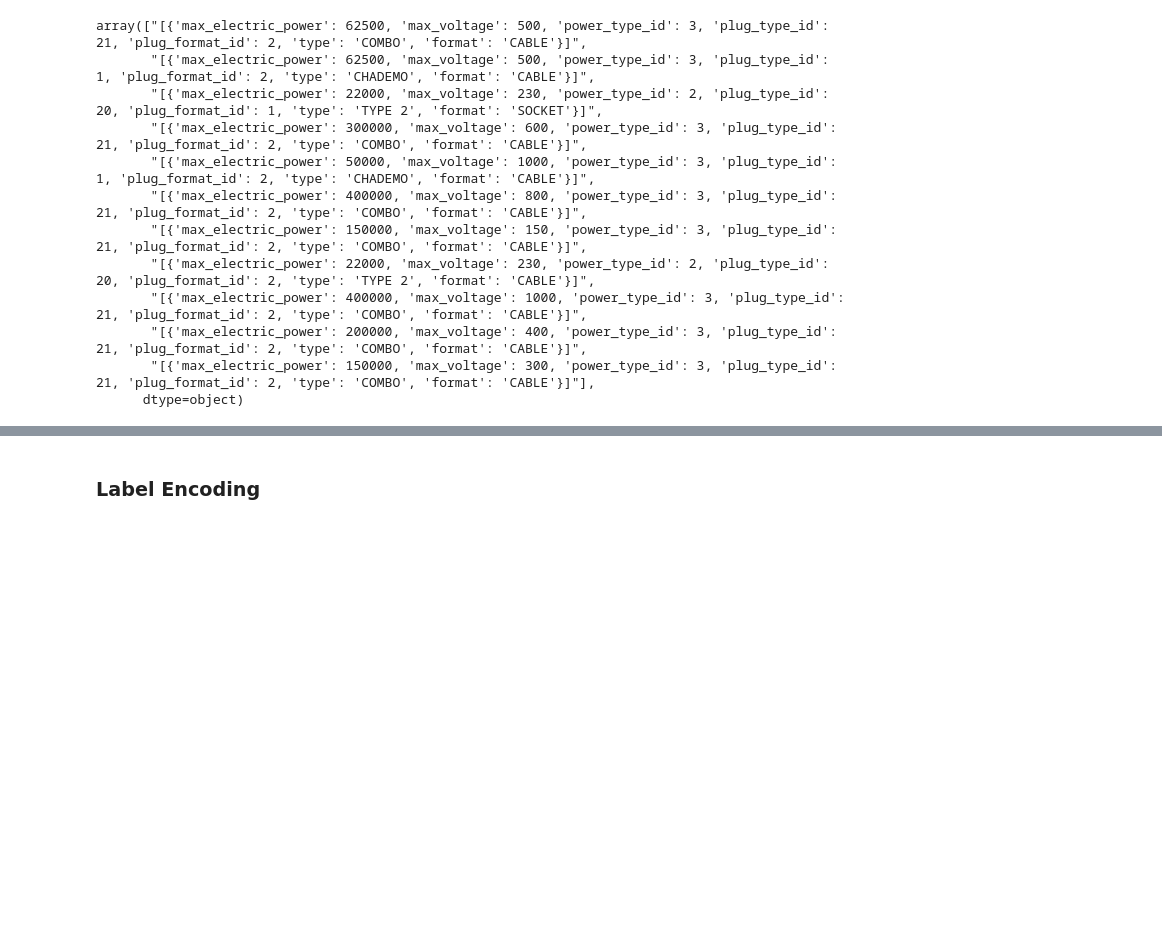
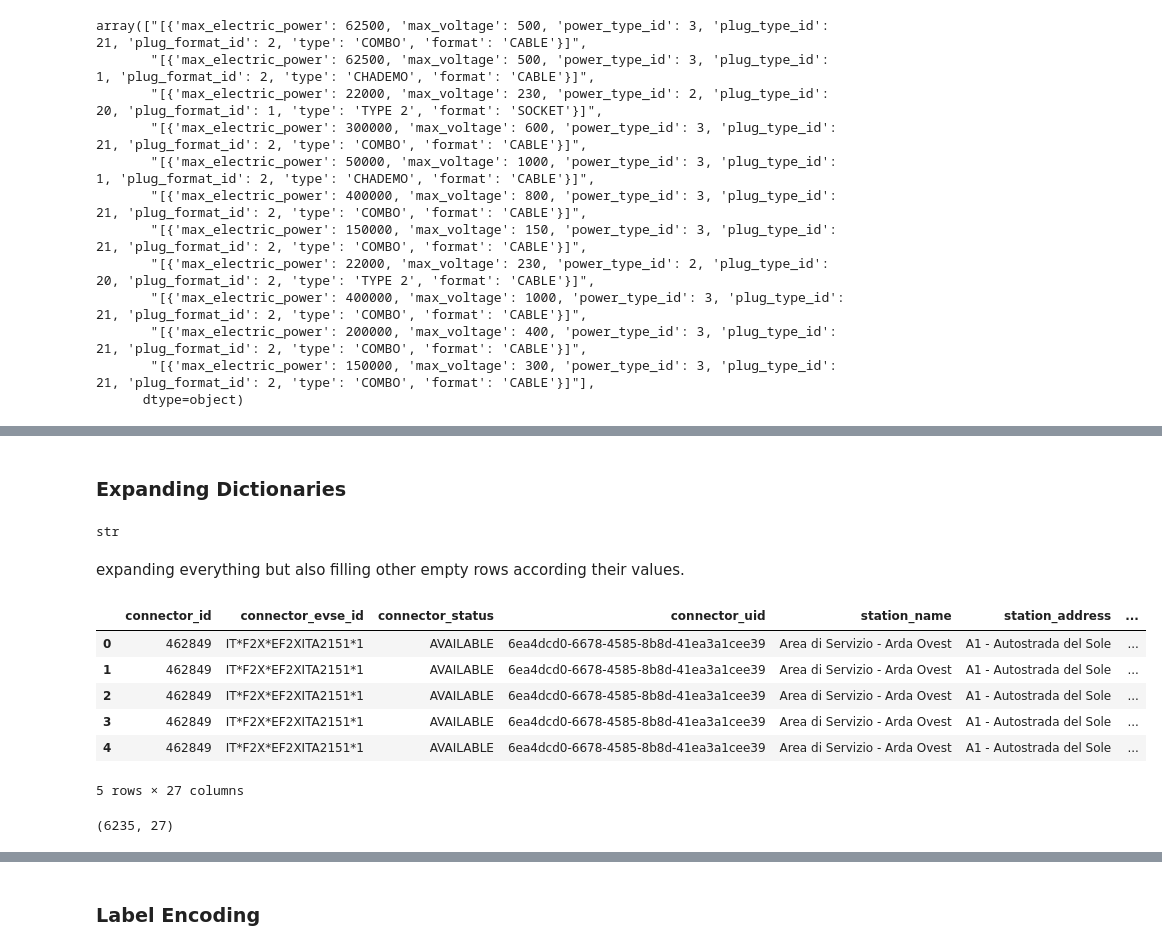
Before and after one commit to trangdtk-vnu/charging_stations, a Jupyter notebook: pdr_locations.ipynb, the cells around one changed output, grey strips where cells are left out. Drawn from its saved outputs; the diff is of its cells as text; code cells hidden in the pictures; blank space fills up the shorter version.

```diff
--- a/pdr_locations.ipynb
+++ b/pdr_locations.ipynb
@@ -543,0 +554,38 @@ plt.show()
+# %% [markdown]
+### Expanding Dictionaries
+# %%
+# Check the type of the first entry in the 'sessions' column
+type(pdr_locations_cleaned['sessions'].iloc[0])
+# %% [output]
+str
+# %% [markdown]
+expanding everything but also filling other empty rows according their values.
+# %%
+import ast
+
+# Convert the 'sessions' column into actual lists of dictionaries
+pdr_locations_cleaned['sessions'] = pdr_locations_cleaned['sessions'].apply(ast.literal_eval)
+
+# Explode the list of dictionaries into separate rows while keeping other columns intact
+sessions_exploded = pdr_locations_cleaned.explode('sessions').reset_index(drop=True)
+
+# Flatten the dictionaries in the 'sessions' column into separate columns
+sessions_expanded = pd.json_normalize(sessions_exploded['sessions'])
+
+# Drop the original 'sessions' column and concatenate the flattened session data
+pdr_locations_cleaned = pd.concat([sessions_exploded.drop(columns=['sessions']), sessions_expanded], axis=1)
+
+# Display the first few rows to verify the result
+pdr_locations_cleaned.head()
+# %% [output]
+|  | connector_id | connector_evse_id | connector_status | connector_uid | station_name | station_address | ... |
+| 0 | 462849 | IT*F2X*EF2XITA2151*1 | AVAILABLE | 6ea4dcd0-6678-4585-8b8d-41ea3a1cee39 | Area di Servizio - Arda Ovest | A1 - Autostrada del Sole | ... |
+| 1 | 462849 | IT*F2X*EF2XITA2151*1 | AVAILABLE | 6ea4dcd0-6678-4585-8b8d-41ea3a1cee39 | Area di Servizio - Arda Ovest | A1 - Autostrada del Sole | ... |
+| 2 | 462849 | IT*F2X*EF2XITA2151*1 | AVAILABLE | 6ea4dcd0-6678-4585-8b8d-41ea3a1cee39 | Area di Servizio - Arda Ovest | A1 - Autostrada del Sole | ... |
+| 3 | 462849 | IT*F2X*EF2XITA2151*1 | AVAILABLE | 6ea4dcd0-6678-4585-8b8d-41ea3a1cee39 | Area di Servizio - Arda Ovest | A1 - Autostrada del Sole | ... |
+| 4 | 462849 | IT*F2X*EF2XITA2151*1 | AVAILABLE | 6ea4dcd0-6678-4585-8b8d-41ea3a1cee39 | Area di Servizio - Arda Ovest | A1 - Autostrada del Sole | ... |
+5 rows × 27 columns
+# %%
+pdr_locations_cleaned.shape
+# %% [output]
+(6235, 27)
```
Also changed, not shown: parts of 17 cells of this notebook.
